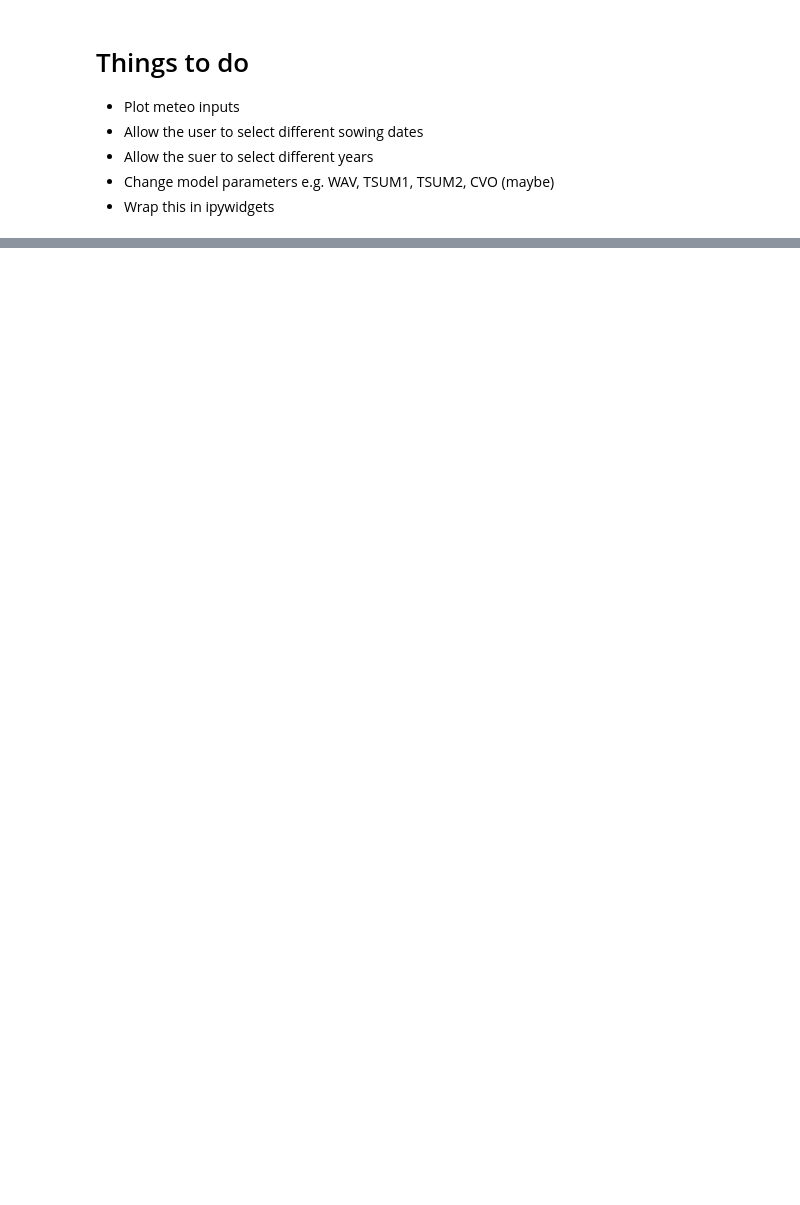
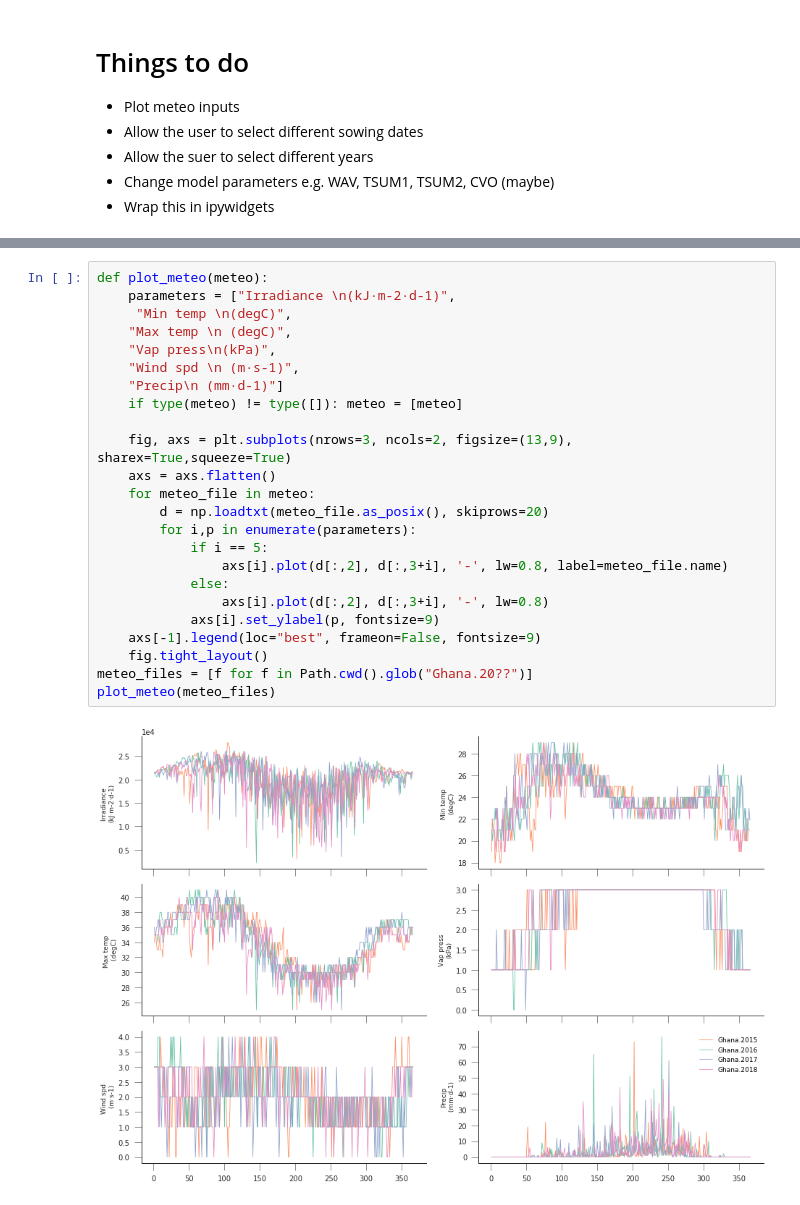
Before and after one commit to jgomezdans/accra_wkshp, a Jupyter notebook: setup.ipynb, the cells around one changed output, grey strips where cells are left out. Drawn from its saved outputs; the diff is of its cells as text; blank space fills up the shorter version.

```diff
--- a/setup.ipynb
+++ b/setup.ipynb
@@ -51,0 +89,26 @@ Index(['DVS', 'LAI', 'TAGP', 'TWSO', 'TWLV', 'TWST', 'TWRT', 'TRA', 'RD', 'SM',
+# %%
+def plot_meteo(meteo):
+    parameters = ["Irradiance \n(kJ·m-2·d-1)",
+     "Min temp \n(degC)",
+    "Max temp \n (degC)",
+    "Vap press\n(kPa)",
+    "Wind spd \n (m·s-1)",
+    "Precip\n (mm·d-1)"]
+    if type(meteo) != type([]): meteo = [meteo]
+
+    fig, axs = plt.subplots(nrows=3, ncols=2, figsize=(13,9), sharex=True,squeeze=True)
+    axs = axs.flatten()
+    for meteo_file in meteo:
+        d = np.loadtxt(meteo_file.as_posix(), skiprows=20)
+        for i,p in enumerate(parameters):
+            if i == 5:
+                axs[i].plot(d[:,2], d[:,3+i], '-', lw=0.8, label=meteo_file.name)
+            else:
+                axs[i].plot(d[:,2], d[:,3+i], '-', lw=0.8)
+            axs[i].set_ylabel(p, fontsize=9)
+    axs[-1].legend(loc="best", frameon=False, fontsize=9)
+    fig.tight_layout()
+meteo_files = [f for f in Path.cwd().glob("Ghana.20??")]
+plot_meteo(meteo_files)
+# %% [output]
+[figure, added]
```
Also changed, not shown: parts of 6 cells of this notebook, 2 other files.
